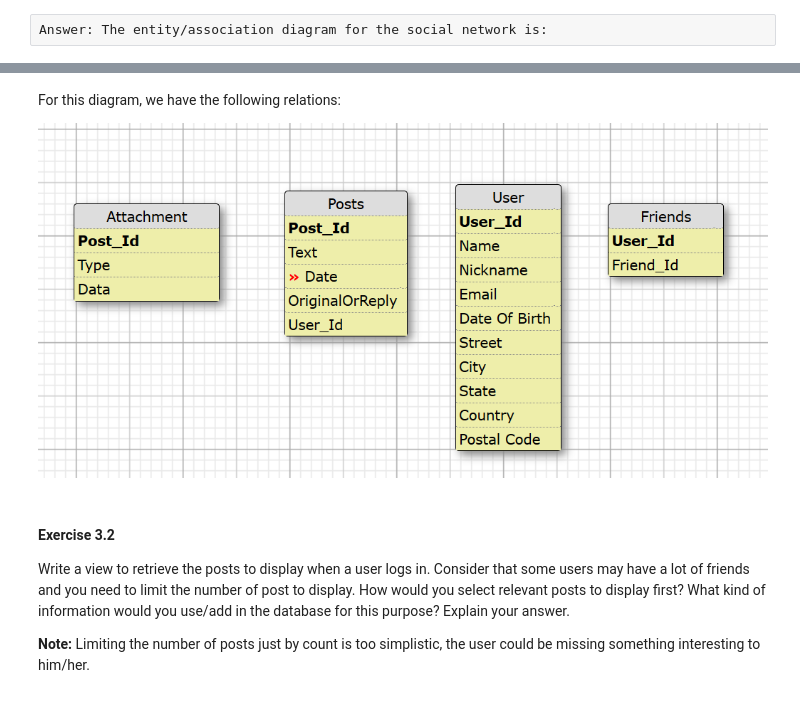
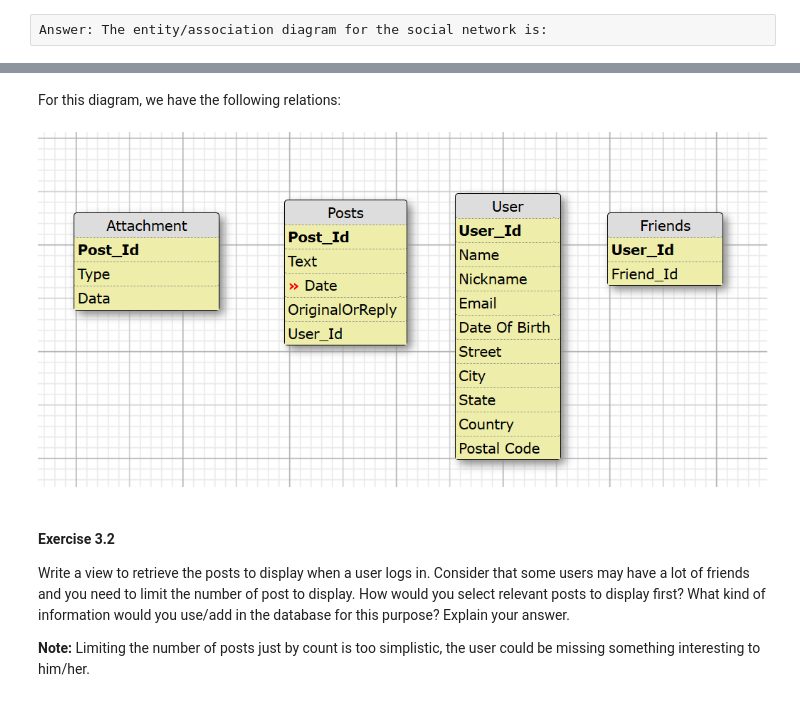
Before and after one commit to MSBigData2019/Sarra_Kazdaghli, a Jupyter notebook: INF725_DataBases/DB-TP3.ipynb, the cells around one changed output, grey strips where cells are left out. Saved outputs shown, nothing was run; the diff lists cells and outputs as text; code cells hidden in the pictures.

```diff
--- a/INF725_DataBases/DB-TP3.ipynb
+++ b/INF725_DataBases/DB-TP3.ipynb
@@ -565,7 +570,9 @@ Answer: The entity/association diagram for the social network is:
 # %% [markdown]
 For this diagram, we have the following relations:
-
-![image.png](attachment:image.png)
+# %%
+Image("Relations.png")
+# %% [output]
+[figure, added]
 # %% [markdown]
 #### Exercise 3.2
 
```
Also changed, not shown: parts of 6 cells of this notebook.
